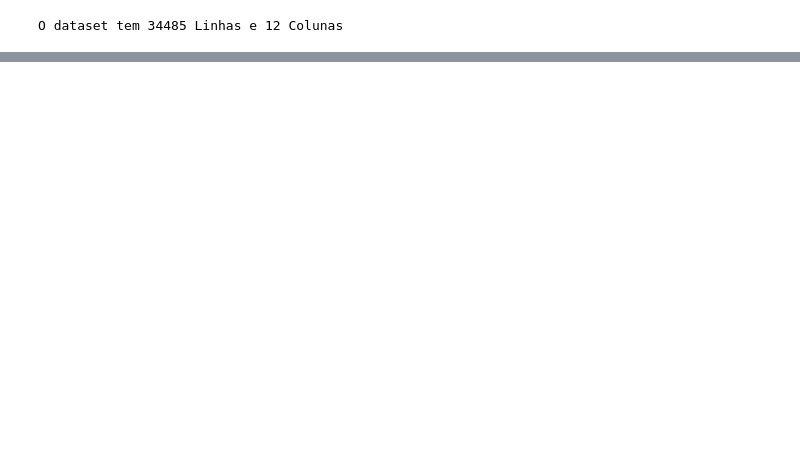
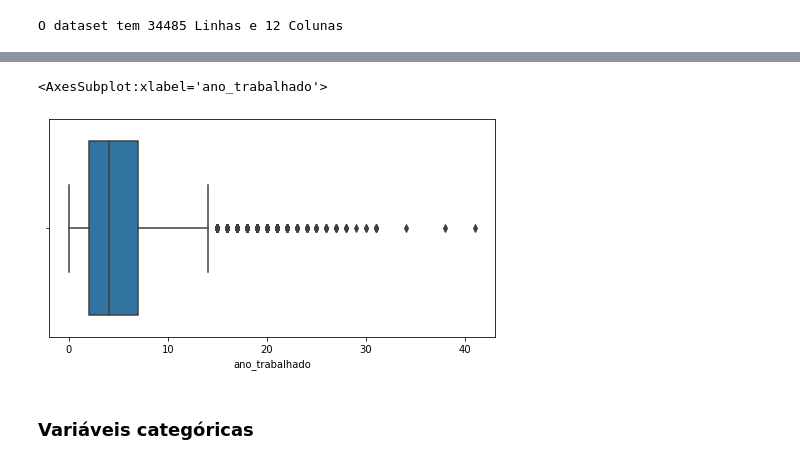
Before and after one commit to LucasSI34/Challenge-Dados, a Jupyter notebook: notebook.ipynb, the cells around one changed output, grey strips where cells are left out. Saved outputs shown, nothing was run; the diff lists cells and outputs as text; code cells hidden in the pictures; blank space fills up the shorter version.

```diff
--- a/notebook.ipynb
+++ b/notebook.ipynb
@@ -47,0 +220,9 @@ O dataset tem 34485 Linhas e 12 Colunas
+# %%
+#Removendo outlier da idade
+dados.drop(dados[dados["pessoa_idade"] >= 120].index, inplace=True)
+# %%
+plt.figure(figsize=(8,4))
+sns.boxplot(data=dados, x='ano_trabalhado')
+# %% [output]
+<AxesSubplot:xlabel='ano_trabalhado'>
+[figure, added]
@@ -47,0 +232,2 @@ O dataset tem 34485 Linhas e 12 Colunas
+# %% [markdown]
+### Variáveis categóricas
```
Also changed, not shown: parts of 55 cells of this notebook.
